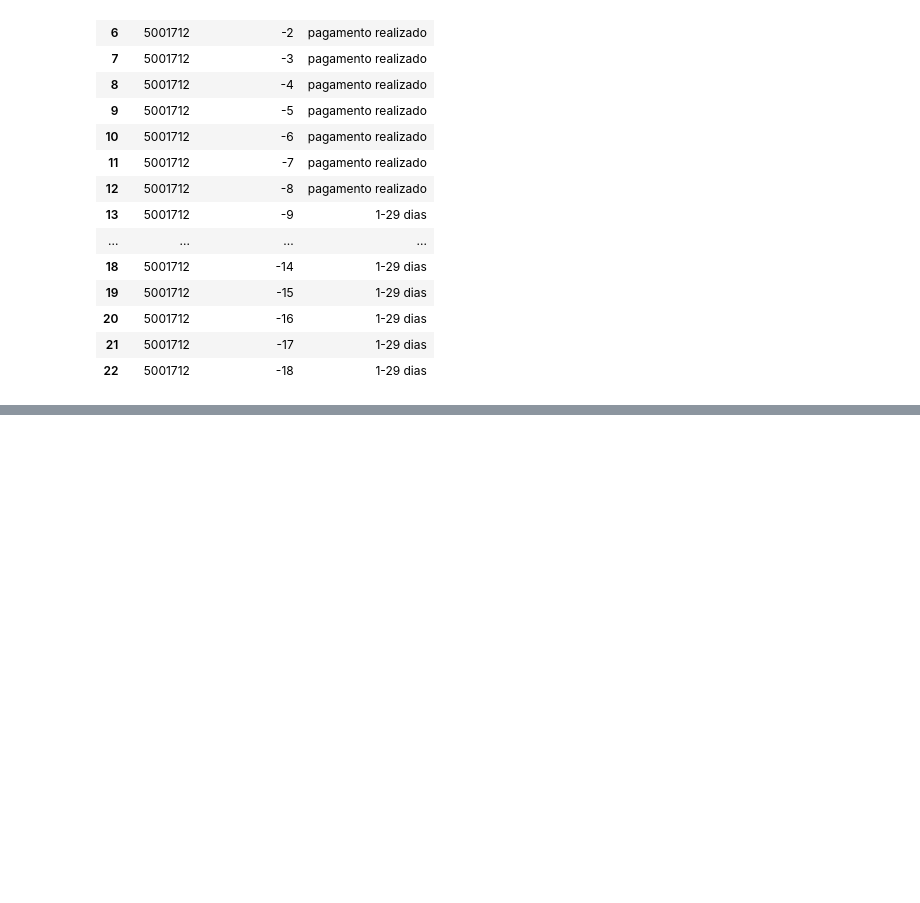
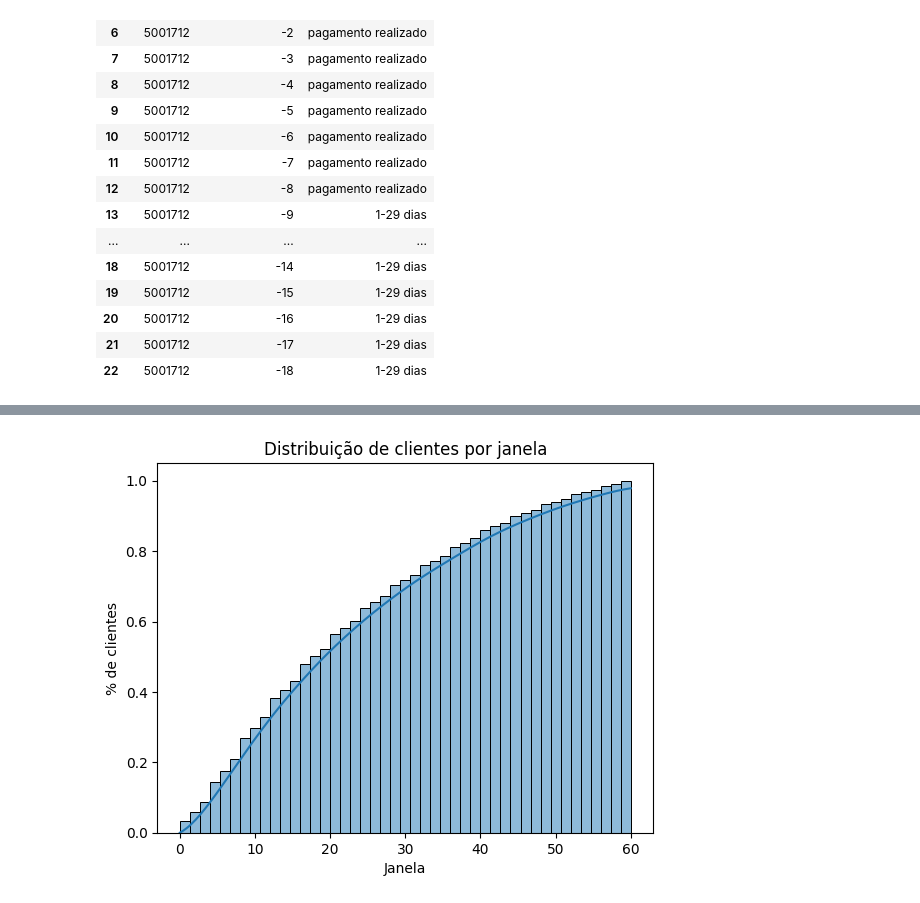
Before and after one commit to torvess/credit_score_07-10-2024, a Jupyter notebook: notebooks/credit_score.ipynb, the cells around one changed output, grey strips where cells are left out. Saved outputs shown, nothing was run; the diff lists cells and outputs as text; code cells hidden in the pictures; blank space fills up the shorter version.

```diff
--- a/notebooks/credit_score.ipynb
+++ b/notebooks/credit_score.ipynb
@@ -208,11 +210,22 @@ array(['nenhum empréstimo', '1-29 dias', 'pagamento realizado',
 # %%
+# criando df com ref de cadastro e ref mais recente
 mes_ref = aprovados.groupby('ID_Cliente').agg(Abertura=('Mes_referencia', 'min'), Final=('Mes_referencia', 'max')).reset_index()
-df_aprovados = pd.merge(aprovados, mes_ref, on='ID_Cliente', how='inner')
+
+# acrescentando informacoes de refs
+df_aprovados = pd.merge(
+                    aprovados,
+                    mes_ref,
+                    on='ID_Cliente',
+                    how='inner'
+                )
+
+# dicionario com id de faixa de atraso
 dict_faixa_atraso_id = {'nenhum empréstimo':0, 'pagamento realizado':1, '1-29 dias':2,
                         '30-59 dias':3, '60-89 dias':4, '90-119 dias':5, '120-149 dias':6,
                         '>150 dias':7
                         }
 
+# tratamento de colunas
 df_aprovados = df_aprovados.assign(
                                     Janela=df_aprovados['Final'] - df_aprovados['Abertura'],
                                     MOB = df_aprovados['Mes_referencia'] - df_aprovados['Abertura'],
@@ -232,0 +235,4 @@ Temos mais de um registro para cada cliente, precisa identificar quem foi mau pa
+# %%
+# o df tem mais de um vou filtrar apenas informaçoes de refs importantes
+df_registros_creditos_ID = df_aprovados[['ID_Cliente','Abertura', 'Final', 'Janela']].groupby('ID_Cliente').apply(lambda x: x.iloc[0]).reset_index(drop=True)
+df_registros_creditos_ID
@@ -232,0 +356,8 @@ Temos mais de um registro para cada cliente, precisa identificar quem foi mau pa
+# %%
+sns.histplot(data=df_registros_creditos_ID, x='Janela', cumulative=True, stat='density', kde=True)
+plt.title('Distribuição de clientes por janela')
+plt.xlabel('Janela')
+plt.ylabel('% de clientes')
+plt.show()
+# %% [output]
+[figure, added]
```
Also changed, not shown: parts of 16 cells of this notebook.
